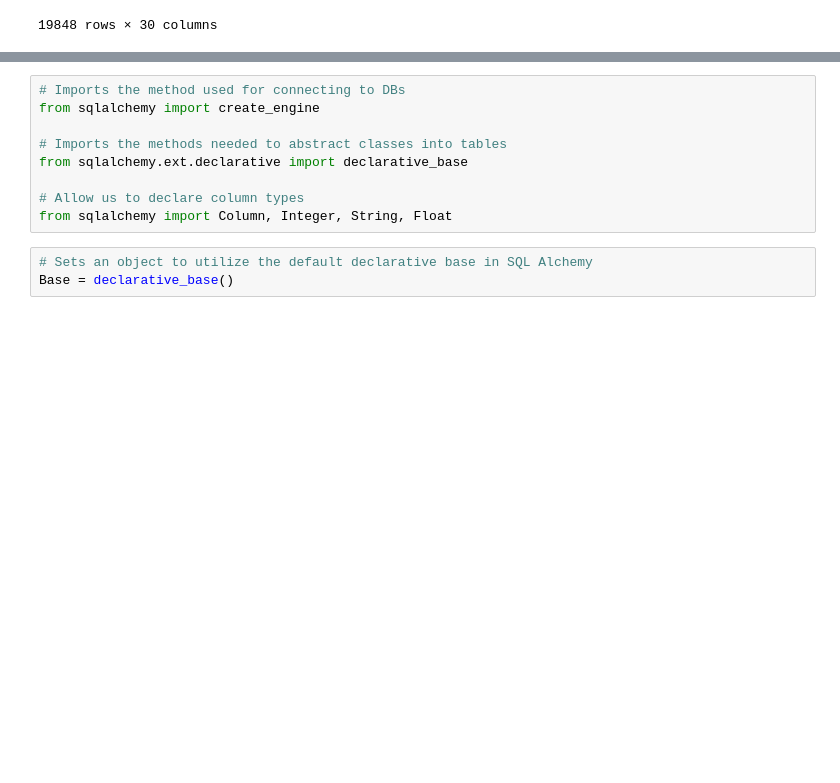
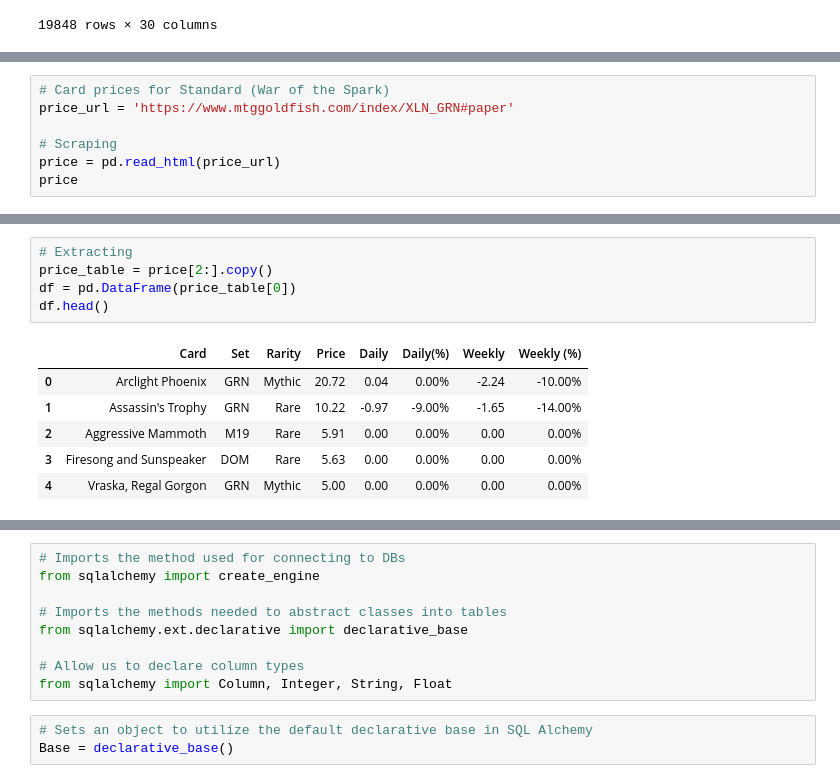
Before and after one commit to soobing91/P2_MTG_Prices_Database, a Jupyter notebook: Magic the Gathering Data Frame.ipynb, the cells around one changed output, grey strips where cells are left out. Saved outputs shown, nothing was run; the diff lists cells and outputs as text; blank space fills up the shorter version.

```diff
--- a/Magic the Gathering Data Frame.ipynb
+++ b/Magic the Gathering Data Frame.ipynb
@@ -62,0 +67,7 @@ clean_mtg_df.head()
+# %%
+# Card prices for Standard (War of the Spark)
+price_url = 'https://www.mtggoldfish.com/index/XLN_GRN#paper'
+
+# Scraping
+price = pd.read_html(price_url)
+price
@@ -62,0 +92,12 @@ clean_mtg_df.head()
+# %%
+# Extracting
+price_table = price[2:].copy()
+df = pd.DataFrame(price_table[0])
+df.head()
+# %% [output]
+|  | Card | Set | Rarity | Price | Daily | Daily(%) | Weekly | Weekly (%) |
+| 0 | Arclight Phoenix | GRN | Mythic | 20.72 | 0.04 | 0.00% | -2.24 | -10.00% |
+| 1 | Assassin's Trophy | GRN | Rare | 10.22 | -0.97 | -9.00% | -1.65 | -14.00% |
+| 2 | Aggressive Mammoth | M19 | Rare | 5.91 | 0.00 | 0.00% | 0.00 | 0.00% |
+| 3 | Firesong and Sunspeaker | DOM | Rare | 5.63 | 0.00 | 0.00% | 0.00 | 0.00% |
+| 4 | Vraska, Regal Gorgon | GRN | Mythic | 5.00 | 0.00 | 0.00% | 0.00 | 0.00% |
```
Also changed, not shown: parts of 11 cells of this notebook, 2 other files.
